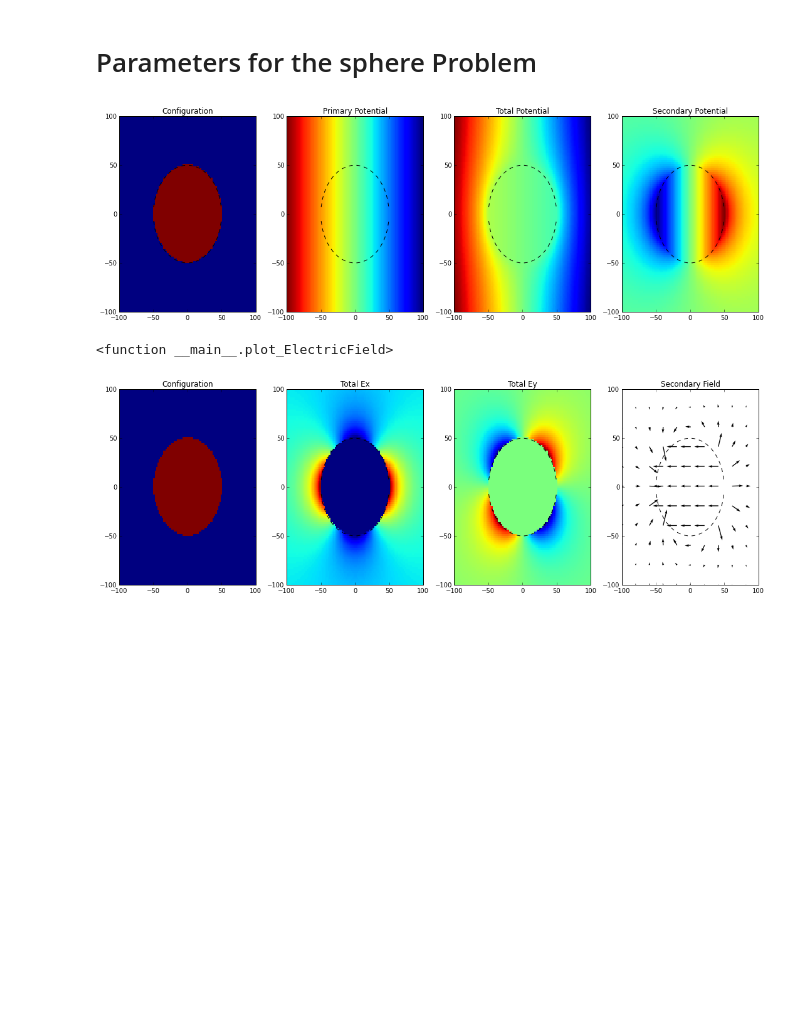
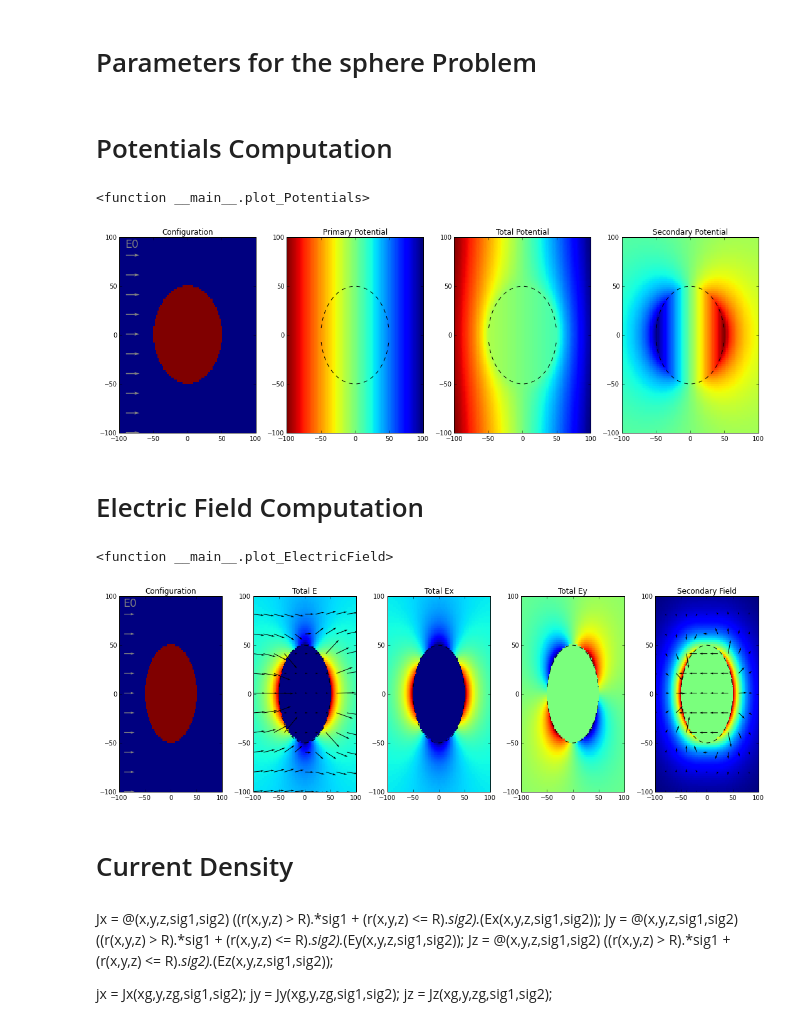
Before and after one commit to geoscixyz/em, a Jupyter notebook: examples/sphere/ElectrostaticSphere.ipynb, the cells around one changed output. Cells and saved outputs as stored; diff of their text form; code cells hidden in the pictures; blank space fills up the shorter version.

Commit message:
Current density

```diff
--- a/examples/sphere/ElectrostaticSphere.ipynb
+++ b/examples/sphere/ElectrostaticSphere.ipynb
@@ -56,6 +56,8 @@ R    = 50.          # radius of the sphere
 E0   = 1.           # inducing field strength
 xr = np.linspace(-2.*R, 2.*R, 100)
 yr = xr.copy()
+xrr = xr[::10]
+yrr = yr[::10]
 zr = np.r_[0] # identical to saying `zr = np.array([0])`
 XYZ = ndgrid(xr,yr,zr) #Half-Space Definition
 # d    = 2           # mesh spacing
@@ -65,3 +82,5 @@ sigf = lambda sig0,sig1: (sig1-sig0)/(sig1+2.*sig0)
+# %% [markdown]
+# Potentials Computation
 # %%
 # assumes an x-oriented inducing field
 # and that the sphere is at the origin
@@ -106,8 +110,8 @@ def get_Conductivity(XYZ,sig0,sig1,R):
 # %%
 # Interactive tool to visualise the primary, secondary and total potentials
 
-R_slider = FloatSlider(min=0., max =50., step=10.)
-S_slider = FloatSlider(min=1., max =100., step=1.)
+R_slider = FloatSlider(min=0., max =50., step=10.,value=50.)
+S_slider = FloatSlider(min=1., max =100., step=1.,value=100.)
 
 def plot_Potentials(R,sig1):
     Sigma = get_Conductivity(XYZ,sig0,sig1,R)
@@ -119,8 +123,10 @@ def plot_Potentials(R,sig1):
     fig,ax = plt.subplots(1,4,figsize=(15,5))
 
     ax[0].pcolor(xr,yr,Sigma.reshape(xr.size, yr.size))
+    ax[0].quiver(np.zeros_like(xrr)-90,yrr,E0,0,angles='xy',scale_units='xy',scale=0.05,color='gray')
     #ax[0].plot(xcirc,np.sqrt(R**2-xcirc**2),'--k',xcirc,-np.sqrt(R**2-xcirc**2),'--k')
     ax[0].set_title('Configuration')
+    ax[0].annotate('E0',(-90,90),xytext=(-90,90),fontsize='xx-large',color='gray')
 
     ax[1].pcolor(xr,yr,Vp.reshape(xr.size,yr.size))
     ax[1].plot(xcirc,np.sqrt(R**2-xcirc**2),'--k',xcirc,-np.sqrt(R**2-xcirc**2),'--k')
@@ -138,7 +144,10 @@ def plot_Potentials(R,sig1):
 
 interact(plot_Potentials, R=R_slider, sig1=S_slider)
 # %% [output]
+<function __main__.plot_Potentials>
-[figure, old version]
+[figure, new version]
+# %% [markdown]
+# Electric Field Computation
 # %%
 #Function that returns the primary and total electric fields
 
@@ -168,44 +181,67 @@ def get_ElectricField (XYZ,sig0,sig1,R,E0):
 # %%
 #Interavtice visualisation of the Electric Field
 
 R_slider = FloatSlider(min=0., max =50., step=10., value=50.)
-S_slider = FloatSlider(min=1., max =100., step=1.,value=100)
+S_slider = FloatSlider(min=1., max =100., step=1.,value=100.)
 
 def plot_ElectricField(R,sig1):
 
     Sigma = get_Conductivity(XYZ,sig0,sig1,R)
-    Et, Ep = get_ElectricField(XYZ,sig0,sig1,R,E0)
+    Et, Ep, Es = get_ElectricField(XYZ,sig0,sig1,R,E0)
 
     xcirc = xr[np.abs(xr) <= R]
 
-    ES = Et - Ep
-    ESXr = ES[:,0].reshape(xr.size, yr.size)
-    ESYr = ES[:,1].reshape(xr.size, yr.size)
-    ESZr = ES[:,2].reshape(xr.size, yr.size)
-    ESX,ESY,EXZ=ESXr[::10,::10], ESYr[::10,::10], ESZr[::10,::10]
+    ESXr = Es[:,0].reshape(xr.size, yr.size)
+    ESYr = Es[:,1].reshape(xr.size, yr.size)
+    ESZr = Es[:,2].reshape(xr.size, yr.size)
+    ESX,ESY,ESZ=ESXr[::10,::10], ESYr[::10,::10], ESZr[::10,::10]
+
+    EtXr = Et[:,0].reshape(xr.size, yr.size)
+    EtYr = Et[:,1].reshape(xr.size, yr.size)
+    EtZr = Et[:,2].reshape(xr.size, yr.size)
+    EtX,EtY,EtZ=EtXr[::10,::10], EtYr[::10,::10], EtZr[::10,::10]
+
     xrr,yrr = xr[::10], yr[::10]
 
-    fig,ax = plt.subplots(1,4,figsize=(15,5))
+    fig,ax = plt.subplots(1,5,figsize=(15,5))
 
     ax[0].pcolor(xr,yr,Sigma.reshape(xr.size, yr.size))
+    ax[0].quiver(np.zeros_like(xrr)-90,yrr,E0,0,angles='xy',scale_units='xy',scale=0.05,color='gray')
     #ax[0].plot(xcirc,np.sqrt(R**2-xcirc**2),'--k',xcirc,-np.sqrt(R**2-xcirc**2),'--k')
     ax[0].set_title('Configuration')
+    ax[0].annotate('E0',(-90,90),xytext=(-90,90),fontsize='xx-large',color='gray')
 
-    ax[1].pcolor(xr,yr,Et[:,0].reshape(xr.size, yr.size))
+    ax[1].pcolor(xr,yr,np.sqrt(Et[:,0]**2+Et[:,1]**2).reshape(xr.size, yr.size))
+    ax[1].quiver(xrr,yrr,EtX,EtY,angles='xy',scale_units='xy',scale=0.05)
     ax[1].plot(xcirc,np.sqrt(R**2-xcirc**2),'--k',xcirc,-np.sqrt(R**2-xcirc**2),'--k')
-    ax[1].set_title('Total Ex')
+    ax[1].set_title('Total E')
 
-    ax[2].pcolor(xr,yr,Et[:,1].reshape(xr.size,yr.size))
+    ax[2].pcolor(xr,yr,Et[:,0].reshape(xr.size, yr.size))
     ax[2].plot(xcirc,np.sqrt(R**2-xcirc**2),'--k',xcirc,-np.sqrt(R**2-xcirc**2),'--k')
-    ax[2].set_title('Total Ey')
+    ax[2].set_title('Total Ex')
 
-    ax[3].quiver(xrr,yrr,ESX,ESY,angles='xy',scale_units='xy',scale=0.05)
+    ax[3].pcolor(xr,yr,Et[:,1].reshape(xr.size,yr.size))
     ax[3].plot(xcirc,np.sqrt(R**2-xcirc**2),'--k',xcirc,-np.sqrt(R**2-xcirc**2),'--k')
-    ax[3].set_title('Secondary Field')
+    ax[3].set_title('Total Ey')
+
+    ax[4].pcolor(xr,yr,np.sqrt(Es[:,1]**2+Es[:,0]**2).reshape(xr.size,yr.size))
+    ax[4].quiver(xrr,yrr,ESX,ESY,angles='xy',scale_units='xy',scale=0.05)
+    ax[4].plot(xcirc,np.sqrt(R**2-xcirc**2),'--k',xcirc,-np.sqrt(R**2-xcirc**2),'--k')
+    ax[4].set_title('Secondary Field')
 
     plt.tight_layout()
 
 interact(plot_ElectricField, R=R_slider, sig1=S_slider)
 # %% [output]
 <function __main__.plot_ElectricField>
-[figure, old version]
+[figure, new version]
+# %% [markdown]
+# Current Density
+# %% [markdown]
+Jx = @(x,y,z,sig1,sig2) ((r(x,y,z) > R).*sig1 + (r(x,y,z) <= R).*sig2).*(Ex(x,y,z,sig1,sig2));
+Jy = @(x,y,z,sig1,sig2) ((r(x,y,z) > R).*sig1 + (r(x,y,z) <= R).*sig2).*(Ey(x,y,z,sig1,sig2));
+Jz = @(x,y,z,sig1,sig2) ((r(x,y,z) > R).*sig1 + (r(x,y,z) <= R).*sig2).*(Ez(x,y,z,sig1,sig2));
+
+jx = Jx(xg,y,zg,sig1,sig2);
+jy = Jy(xg,y,zg,sig1,sig2);
+jz = Jz(xg,y,zg,sig1,sig2);
```
Also changed, not shown: parts of 5 cells of this notebook.
